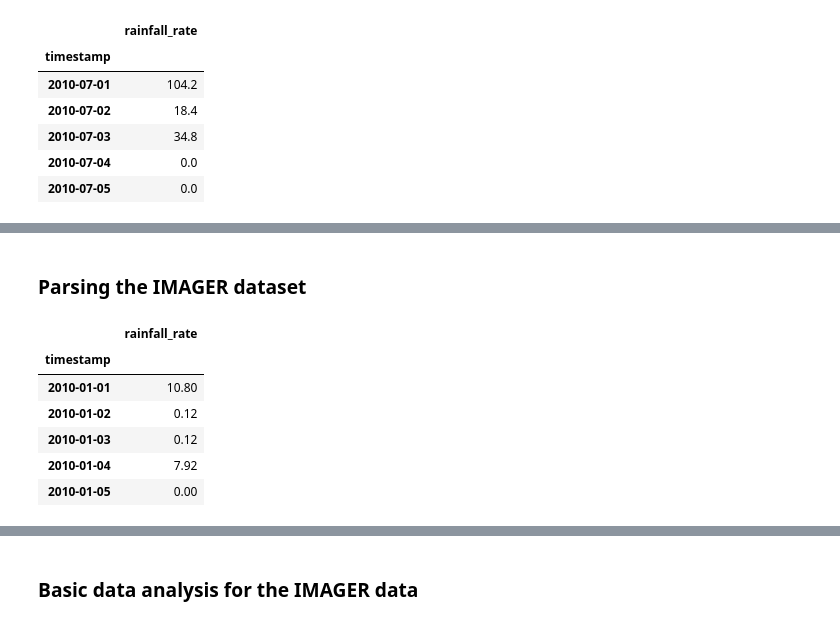
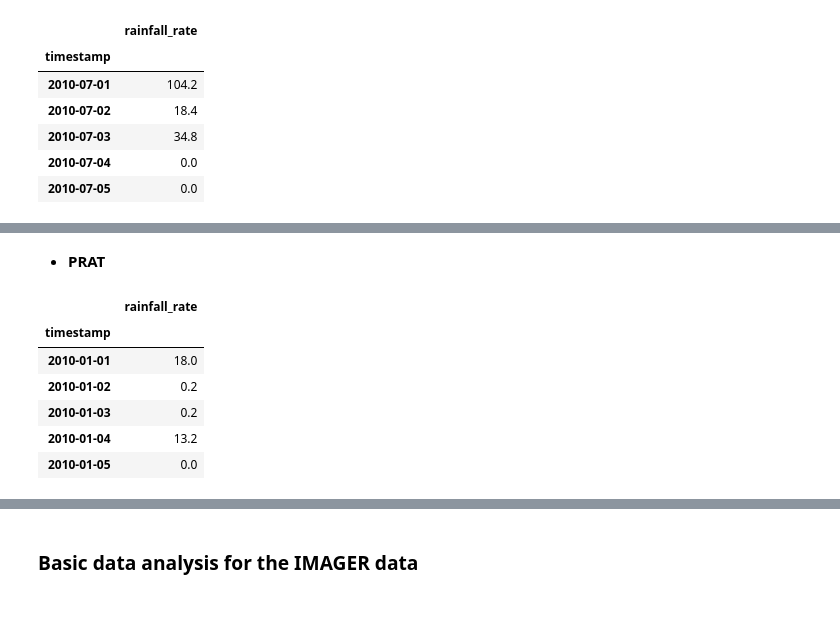
Before and after one commit to dsaharia/PRAT-Rainfall, a Jupyter notebook: imager-rainfall/Singapore.ipynb, the cells around one changed output, grey strips where cells are left out. Saved outputs shown, nothing was run; the diff lists cells and outputs as text; code cells hidden in the pictures.

```diff
--- a/imager-rainfall/Singapore.ipynb
+++ b/imager-rainfall/Singapore.ipynb
@@ -32,7 +32,7 @@ plt.rcParams["figure.figsize"] = (16,5) # For Increasing Size of graph
 * For **PRAT - PRivate and Agile Temporally data**, which is the ground based station with high resolution
 # %%
 # Dataframe for PRAT--> PRivate and Agile Temporally data
-imager_rainfall_df = pd.read_csv("data/imagerdata.csv", header=None, names=["day", "hour", "minute", "rainfall_rate"])
+prat_rainfall_df = pd.read_csv("data/imagerdata.csv", header=None, names=["day", "hour", "minute", "rainfall_rate"])
 # %% [markdown]
 * For **CHIRPS** - Satellite based public data
 # %%
@@ -104,2 +114,0 @@ gpm_sampled.sel(time=slice('2010-06-01T00:0','2010-09-30T00:0'))['precipitationC
-# %% [markdown]
-### Parsing the IMAGER dataset
@@ -111,15 +115,28 @@ imager_rainfall_df.set_index('timestamp', inplace=True)
+# %% [markdown]
+* **PRAT**
+# %%
+# append the timedelta in hours and minutes to get the full timestamp
+# Using day number to create the date
+
+prat_rainfall_df['date']=pd.to_datetime(prat_rainfall_df['day'], unit='D', origin=pd.Timestamp('2009-12-31'))
+
+prat_rainfall_df['timestamp'] = prat_rainfall_df['date'] + pd.to_timedelta(prat_rainfall_df['hour'].astype('str') +
+                                                                               ':' + prat_rainfall_df['minute'].astype('str') + ':00')
+prat_rainfall_df.set_index('timestamp', inplace=True)
 # %%
-imager_sampled_df = pd.DataFrame()
-imager_sampled_df = imager_rainfall_df.groupby(pd.Grouper(freq="M")).resample('D').sum() # Groupby MONTH and then taking the total daily sum
-imager_sampled_df.drop(['day', 'hour', 'minute'], axis=1, inplace=True) # Dropped the day, hour, minute columns
-imager_sampled_df = imager_sampled_df.reset_index(level=0, drop=True)
-imager_sampled_df['rainfall_rate'] = imager_sampled_df['rainfall_rate']/100 # downscaled by 100
-imager_sampled_df.head() # Imager Data after resampling
+prat_sampled_df = pd.DataFrame()
+prat_rainfall_df['rainfall_rate'] = prat_rainfall_df['rainfall_rate']/60.0 # mm / 60
+
+# Groupby MONTH and then taking the total daily sum
+prat_sampled_df = prat_rainfall_df.resample('D').sum()
+
+prat_sampled_df.drop(['day', 'hour', 'minute'], axis=1, inplace=True) # Dropped the day, hour, minute columns
+prat_sampled_df.head() # PRAT Data after resampling
 # %% [output]
 |  | rainfall_rate |
 | timestamp |  |
-| 2010-01-01 | 10.80 |
-| 2010-01-02 | 0.12 |
-| 2010-01-03 | 0.12 |
-| 2010-01-04 | 7.92 |
-| 2010-01-05 | 0.00 |
+| 2010-01-01 | 18.0 |
+| 2010-01-02 | 0.2 |
+| 2010-01-03 | 0.2 |
+| 2010-01-04 | 13.2 |
+| 2010-01-05 | 0.0 |
```
Also changed, not shown: parts of 41 cells of this notebook.
